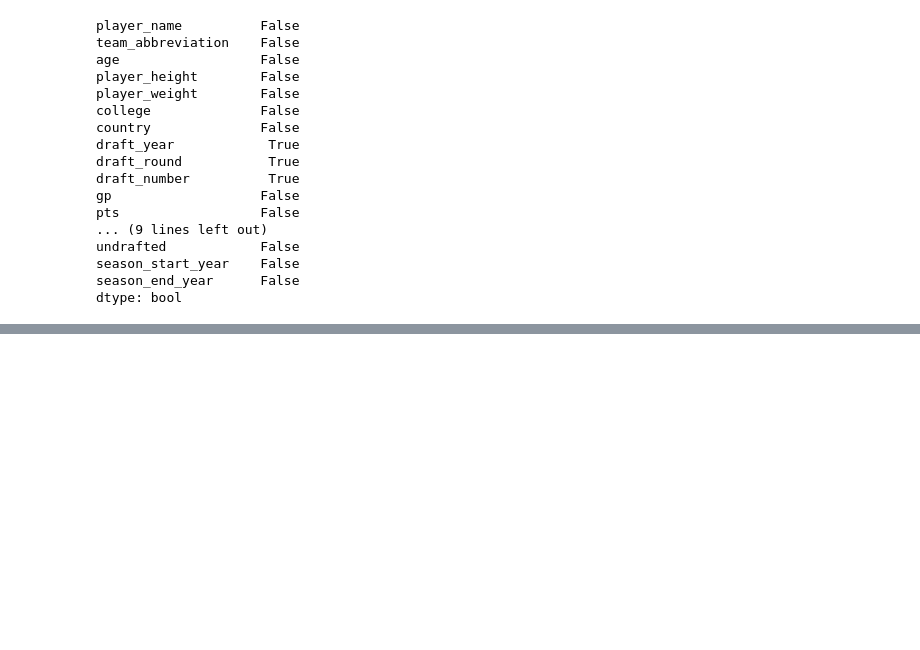
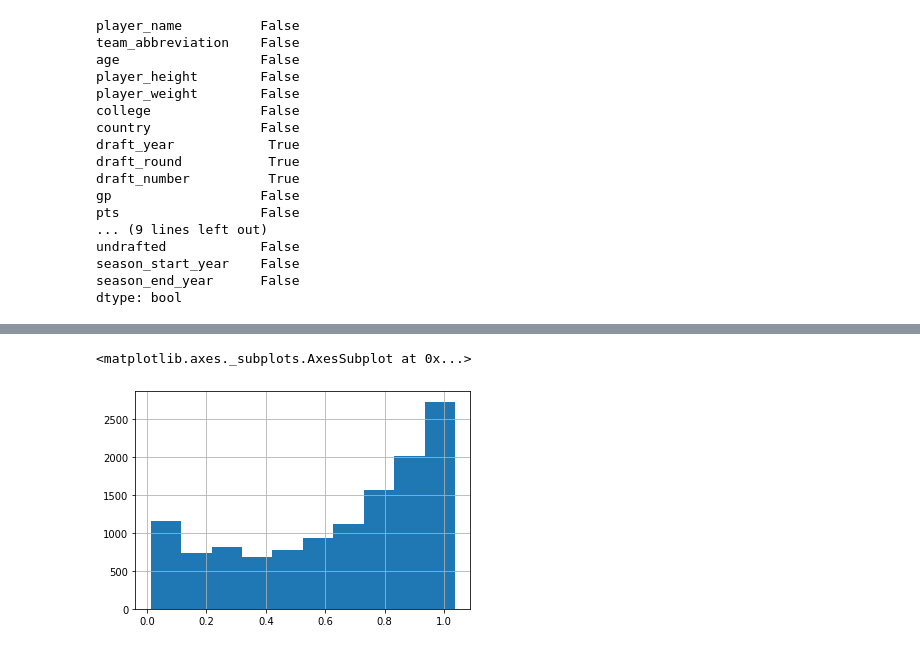
Before and after one commit to tta13/NBA-data-analysis, a Jupyter notebook: code.ipynb, the cells around one changed output, grey strips where cells are left out. Saved outputs shown, nothing was run; the diff lists cells and outputs as text; code cells hidden in the pictures; blank space fills up the shorter version.

```diff
--- a/code.ipynb
+++ b/code.ipynb
@@ -1041,0 +1105,5 @@ dtype: bool
+# %%
+df['gp_pct'].hist()
+# %% [output]
+<matplotlib.axes._subplots.AxesSubplot at 0x...>
+[figure, added]
```
Also changed, not shown: parts of 81 cells of this notebook.
